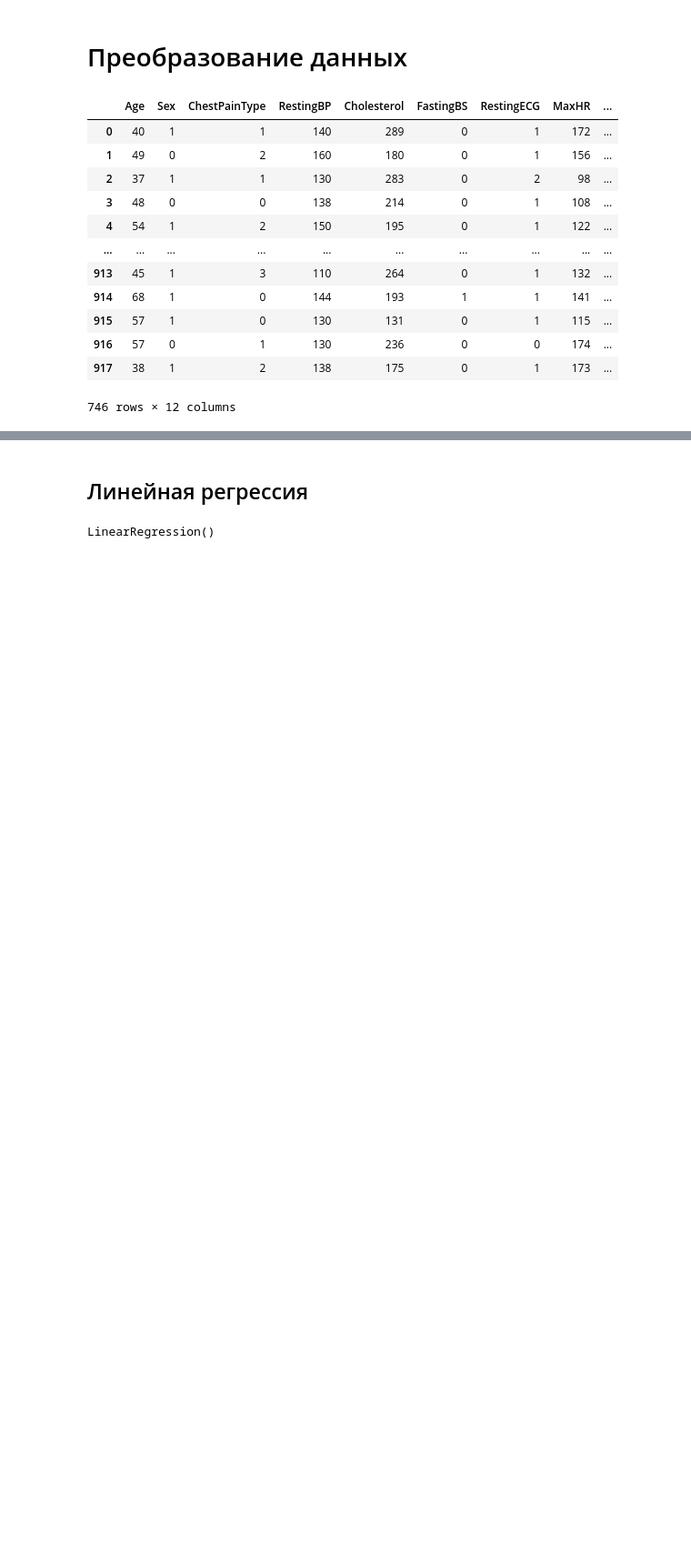
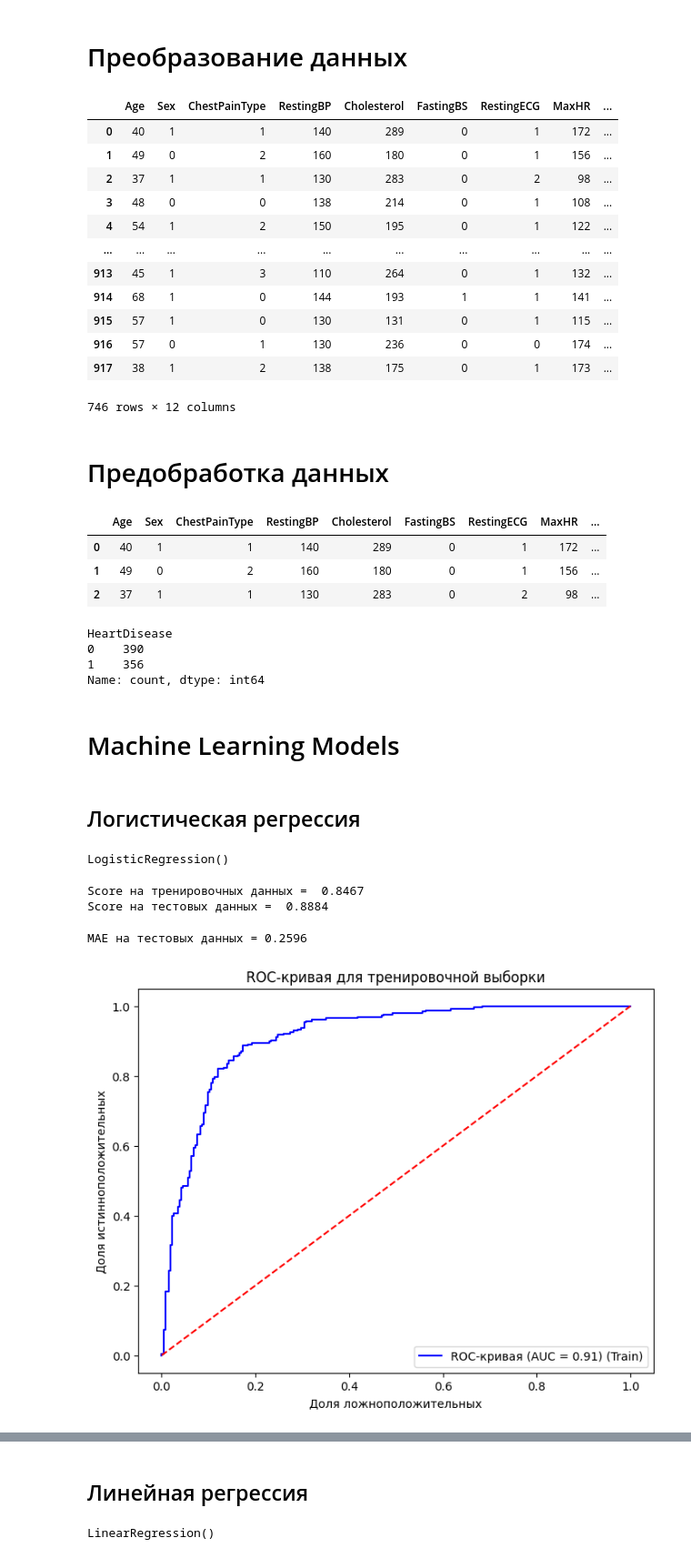
Before and after one commit to DenK5/Course_project_2, a Jupyter notebook: Heart Failure-main.ipynb, the cells around one changed output, grey strips where cells are left out. Shown at 91% size. Drawn from its saved outputs; the diff is of its cells as text; code cells hidden in the pictures; blank space fills up the shorter version.

Commit message:
ML models

```diff
--- a/Heart Failure-main.ipynb
+++ b/Heart Failure-main.ipynb
@@ -335,3 +335,37 @@ df
 | 916 | 57 | 0 | 1 | 130 | 236 | 0 | 0 | 174 | ... |
 | 917 | 38 | 1 | 2 | 138 | 175 | 0 | 1 | 173 | ... |
 746 rows × 12 columns
+# %% [markdown]
+# Предобработка данных
+# %%
+# Обозначим целевую переменную и остальные параметры как X и y
+X = df.drop(['HeartDisease'], axis = 1)
+y = df['HeartDisease']
+# %%
+X.head(3)
+# %% [output]
+|  | Age | Sex | ChestPainType | RestingBP | Cholesterol | FastingBS | RestingECG | MaxHR | ... |
+| 0 | 40 | 1 | 1 | 140 | 289 | 0 | 1 | 172 | ... |
+| 1 | 49 | 0 | 2 | 160 | 180 | 0 | 1 | 156 | ... |
+| 2 | 37 | 1 | 1 | 130 | 283 | 0 | 2 | 98 | ... |
+# %%
+y.value_counts()
+# %% [output]
+HeartDisease
+0    390
+1    356
+Name: count, dtype: int64
+# %%
+# Масштабирование данных
+from sklearn.preprocessing import LabelEncoder, StandardScaler
+scaler = StandardScaler()
+
+X = scaler.fit_transform(X)
+# %% [markdown]
+# Machine Learning Models
+# %% [markdown]
+## Логистическая регрессия
+# %%
+from sklearn.model_selection import train_test_split
+
+X_train, X_test, y_train, y_test = train_test_split(X, y, test_size = 0.3, random_state=50)
@@ -337,0 +375,12 @@ df
+# %%
+linear_model = LogisticRegression()
+
+linear_model.fit(X_train, y_train)
+# %% [output]
+LogisticRegression()
+# %%
+print('Score на тренировочных данных = ', round(linear_model.score(X_train, y_train), 4))
+print('Score на тестовых данных = ', round(linear_model.score(X_test, y_test), 4))
+# %% [output]
+Score на тренировочных данных =  0.8467
+Score на тестовых данных =  0.8884
@@ -337,0 +394,27 @@ df
+# %%
+print('MAE на тестовых данных =', round(mae_test, 4))
+# %% [output]
+MAE на тестовых данных = 0.2596
+# %%
+# Импорт библиотек
+from sklearn.metrics import roc_curve, roc_auc_score
+import matplotlib.pyplot as plt
+
+# Получаем вероятности принадлежности к положительному классу на тренировочной выборке
+y_train_proba = linear_model.predict_proba(X_train)[:, 1]
+
+# Вычисляем ROC-кривую и значение AUC для тренировочной выборки
+fpr, tpr, thresholds = roc_curve(y_train, y_train_proba)
+auc_score = roc_auc_score(y_train, y_train_proba)
+
+# Строим график ROC-кривой для тренировочной выборки
+plt.figure(figsize=(8, 6))
+plt.plot(fpr, tpr, color='blue', label=f'ROC-кривая (AUC = {auc_score:.2f}) (Train)')
+plt.plot([0, 1], [0, 1], color='red', linestyle='--')
+plt.xlabel('Доля ложноположительных')
+plt.ylabel('Доля истинноположительных')
+plt.title('ROC-кривая для тренировочной выборки')
+plt.legend(loc="lower right")
+plt.show()
+# %% [output]
+[figure, added]
```
Also changed, not shown: parts of 17 cells of this notebook.
